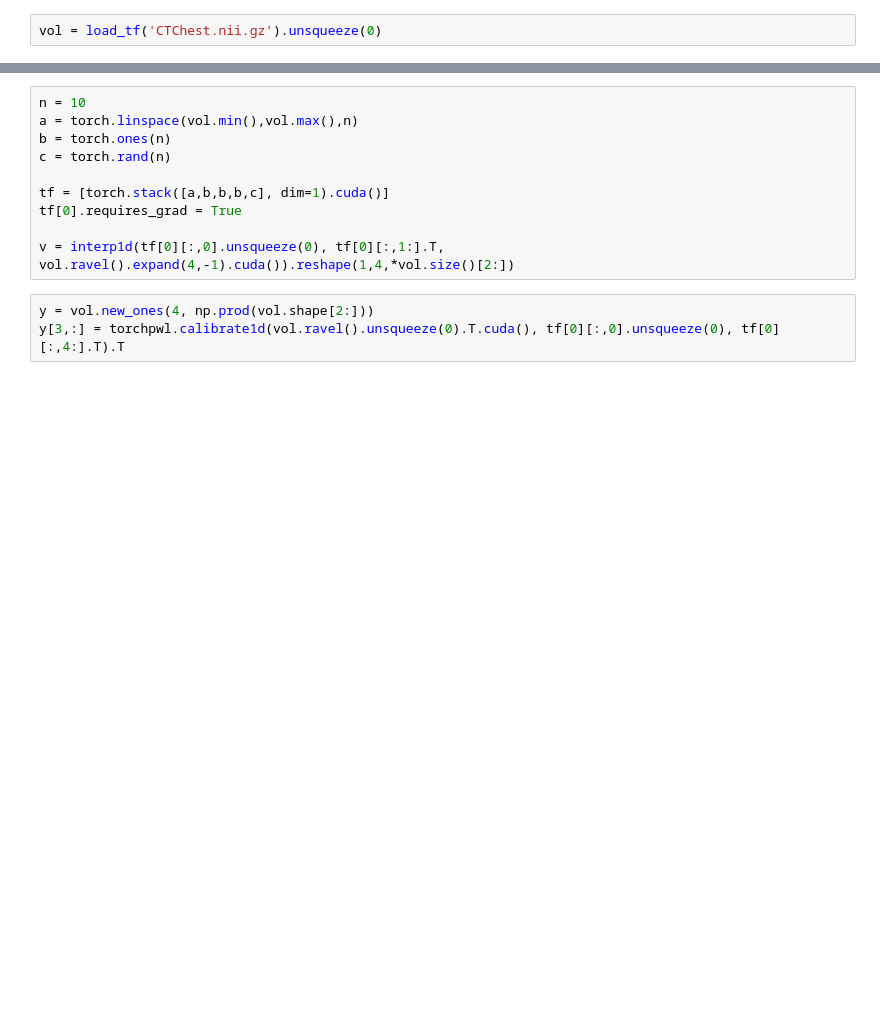
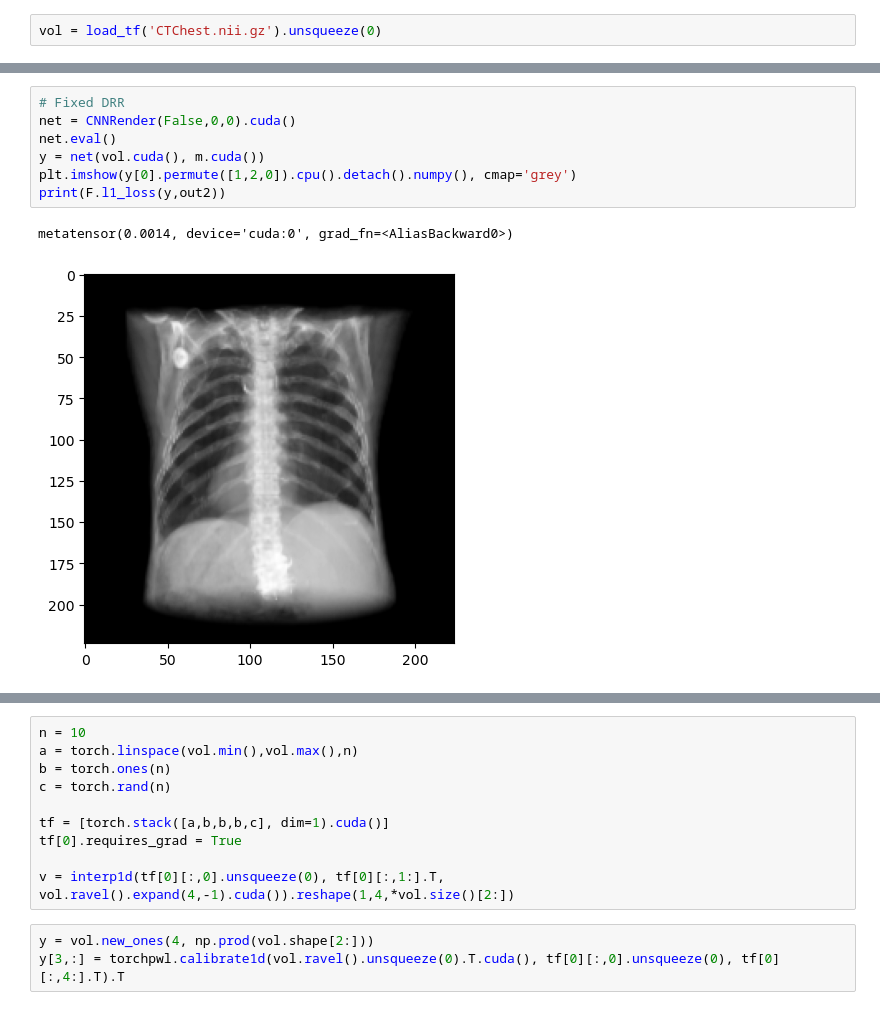
Before and after one commit to pcarnah/torchvtk, a Jupyter notebook: torchvtk.ipynb, the cells around one changed output, grey strips where cells are left out. Drawn from its saved outputs; the diff is of its cells as text; blank space fills up the shorter version.

```diff
--- a/torchvtk.ipynb
+++ b/torchvtk.ipynb
@@ -106,4 +250,14 @@ class CNNRender(torch.nn.Module):
         ren = self.render(v, view_mat=view_mat)
 
         return ren
+# %%
+# Fixed DRR
+net = CNNRender(False,0,0).cuda()
+net.eval()
+y = net(vol.cuda(), m.cuda())
+plt.imshow(y[0].permute([1,2,0]).cpu().detach().numpy(), cmap='grey')
+print(F.l1_loss(y,out2))
+# %% [output]
+metatensor(0.0014, device='cuda:0', grad_fn=<AliasBackward0>)
+[figure, added]
 # %%
```
Also changed, not shown: parts of 22 cells of this notebook.
